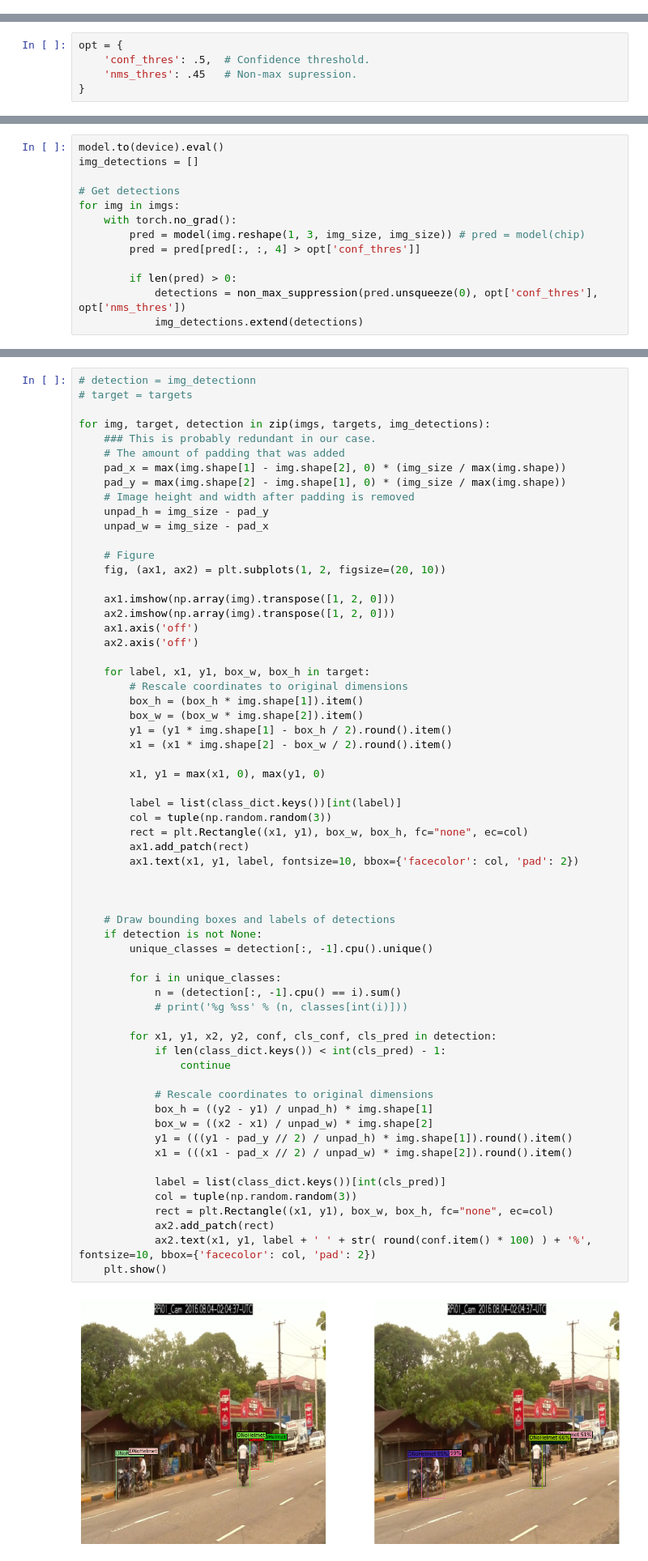
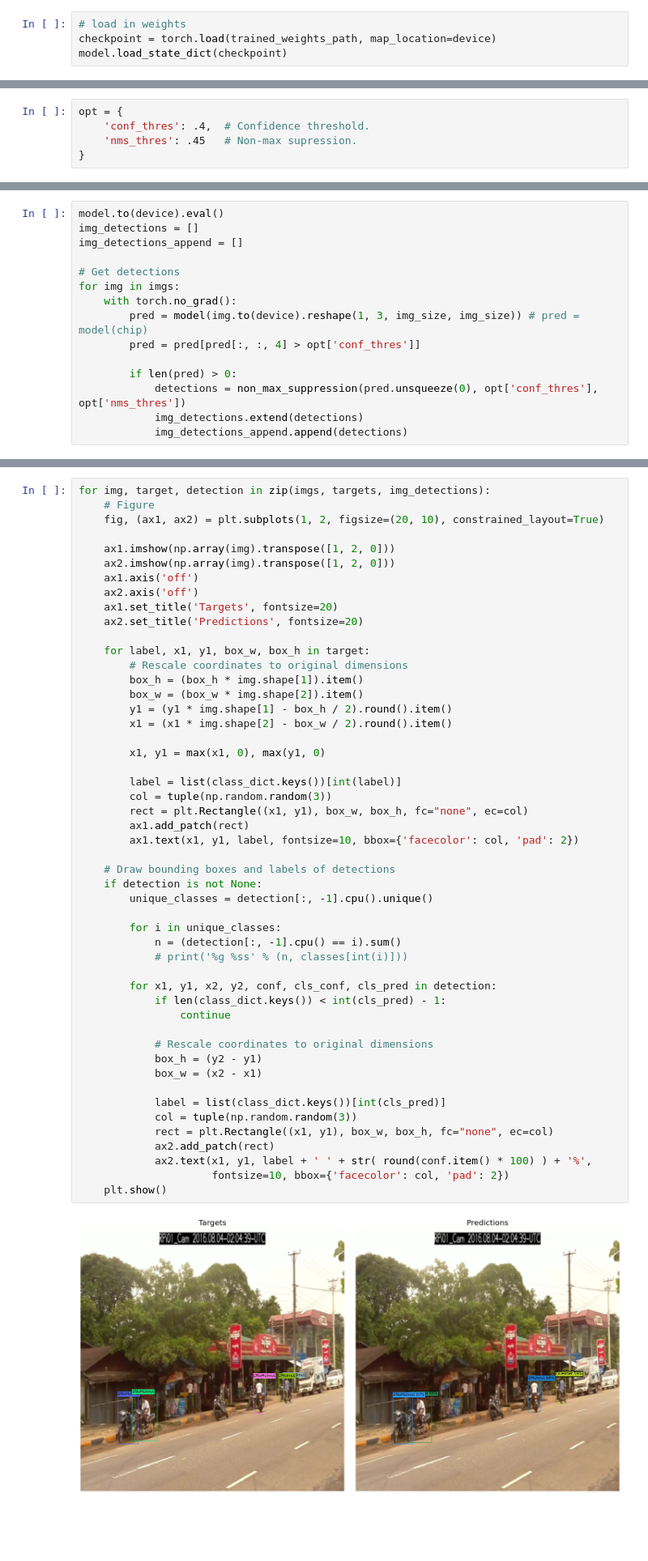
Before and after one commit to AntonJorg/02456-yolo, a Jupyter notebook: yolo_test.ipynb, the cells around one changed output, grey strips where cells are left out. Shown at 81% size. Cells and saved outputs as stored; diff of their text form; blank space fills up the shorter version.

```diff
--- a/yolo_test.ipynb
+++ b/yolo_test.ipynb
@@ -47,0 +44,4 @@ else:
+# %%
+# load in weights
+checkpoint = torch.load(trained_weights_path, map_location=device)
+model.load_state_dict(checkpoint)
@@ -82,7 +83,7 @@ tensor(19.86010, grad_fn=<AddBackward0>)
 ### Detection hyperparamaters
 # %%
 opt = {
-    'conf_thres': .5,  # Confidence threshold.
+    'conf_thres': .4,  # Confidence threshold.
     'nms_thres': .45   # Non-max supression.
 }
 # %% [markdown]
@@ -90,13 +91,15 @@ opt = {
 # %%
 model.to(device).eval()
 img_detections = []
+img_detections_append = []
 
 # Get detections
 for img in imgs:
     with torch.no_grad():
-        pred = model(img.reshape(1, 3, img_size, img_size)) # pred = model(chip)
+        pred = model(img.to(device).reshape(1, 3, img_size, img_size)) # pred = model(chip)
         pred = pred[pred[:, :, 4] > opt['conf_thres']]
 
         if len(pred) > 0:
             detections = non_max_suppression(pred.unsqueeze(0), opt['conf_thres'], opt['nms_thres'])
             img_detections.extend(detections)
+            img_detections_append.append(detections)
@@ -103,23 +126,14 @@ for img in imgs:
 # %%
-# detection = img_detectionn
-# target = targets
-
 for img, target, detection in zip(imgs, targets, img_detections):
-    ### This is probably redundant in our case.
-    # The amount of padding that was added
-    pad_x = max(img.shape[1] - img.shape[2], 0) * (img_size / max(img.shape))
-    pad_y = max(img.shape[2] - img.shape[1], 0) * (img_size / max(img.shape))
-    # Image height and width after padding is removed
-    unpad_h = img_size - pad_y
-    unpad_w = img_size - pad_x
-
     # Figure
-    fig, (ax1, ax2) = plt.subplots(1, 2, figsize=(20, 10))
+    fig, (ax1, ax2) = plt.subplots(1, 2, figsize=(20, 10), constrained_layout=True)
 
     ax1.imshow(np.array(img).transpose([1, 2, 0]))
     ax2.imshow(np.array(img).transpose([1, 2, 0]))
     ax1.axis('off')
     ax2.axis('off')
+    ax1.set_title('Targets', fontsize=20)
+    ax2.set_title('Predictions', fontsize=20)
 
     for label, x1, y1, box_w, box_h in target:
         # Rescale coordinates to original dimensions
@@ -129,38 +143,35 @@ for img, target, detection in zip(imgs, targets, img_detections):
         x1 = (x1 * img.shape[2] - box_w / 2).round().item()
 
         x1, y1 = max(x1, 0), max(y1, 0)
 
         label = list(class_dict.keys())[int(label)]
         col = tuple(np.random.random(3))
         rect = plt.Rectangle((x1, y1), box_w, box_h, fc="none", ec=col)
         ax1.add_patch(rect)
         ax1.text(x1, y1, label, fontsize=10, bbox={'facecolor': col, 'pad': 2})
 
-
-
     # Draw bounding boxes and labels of detections
     if detection is not None:
         unique_classes = detection[:, -1].cpu().unique()
 
         for i in unique_classes:
             n = (detection[:, -1].cpu() == i).sum()
             # print('%g %ss' % (n, classes[int(i)]))
 
         for x1, y1, x2, y2, conf, cls_conf, cls_pred in detection:
             if len(class_dict.keys()) < int(cls_pred) - 1:
                 continue
 
             # Rescale coordinates to original dimensions
-            box_h = ((y2 - y1) / unpad_h) * img.shape[1]
-            box_w = ((x2 - x1) / unpad_w) * img.shape[2]
-            y1 = (((y1 - pad_y // 2) / unpad_h) * img.shape[1]).round().item()
-            x1 = (((x1 - pad_x // 2) / unpad_w) * img.shape[2]).round().item()
+            box_h = (y2 - y1)
+            box_w = (x2 - x1)
 
             label = list(class_dict.keys())[int(cls_pred)]
             col = tuple(np.random.random(3))
             rect = plt.Rectangle((x1, y1), box_w, box_h, fc="none", ec=col)
             ax2.add_patch(rect)
-            ax2.text(x1, y1, label + ' ' + str( round(conf.item() * 100) ) + '%', fontsize=10, bbox={'facecolor': col, 'pad': 2})
+            ax2.text(x1, y1, label + ' ' + str( round(conf.item() * 100) ) + '%',
+                     fontsize=10, bbox={'facecolor': col, 'pad': 2})
     plt.show()
 # %% [output]
-[figure, old version]
+[figure, new version]
```
Also changed, not shown: parts of 7 cells of this notebook, 3 other files.
